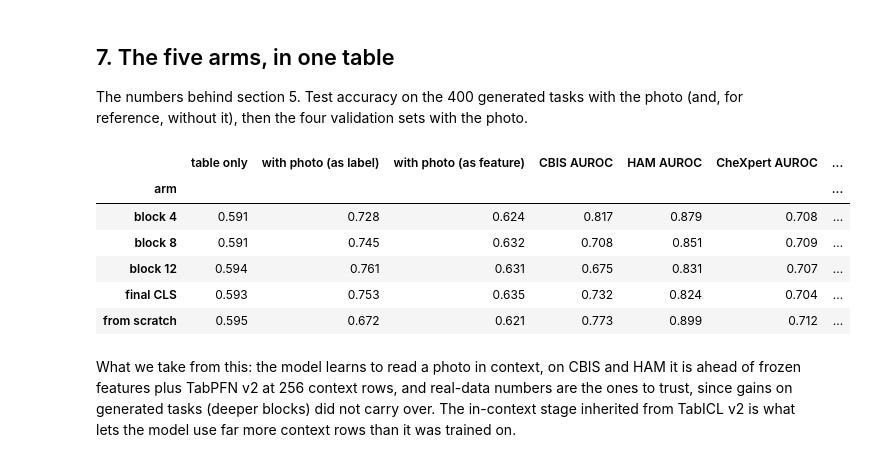
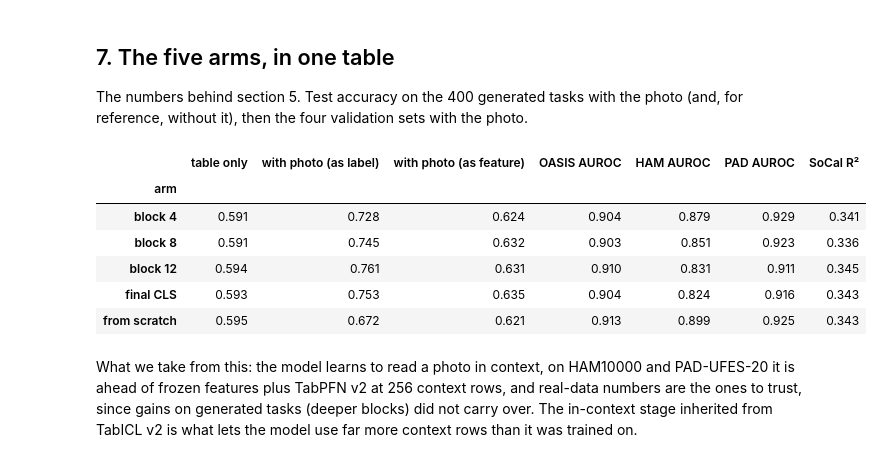
Before and after one commit to loevlie/table-image-icl, a Jupyter notebook: notebooks/results.ipynb, the cells around one changed output. Saved outputs shown, nothing was run; the diff lists cells and outputs as text; code cells hidden in the pictures.

```diff
--- a/notebooks/results.ipynb
+++ b/notebooks/results.ipynb
@@ -134,7 +134,7 @@ scratch = {"from\nscratch": "pixels"}
 KEY = "ours, table + image"
 def scores(runs):
     photo = [record(r, "evaluation.json")["by_role"]["label"]["views"]["image"]["accuracy"] for r in runs.values()]
-    real = {ds: [record(r, "multabench.json")["datasets"][ds][KEY]["mean"] for r in runs.values()] for ds in ["CBIS-DDSM", "HAM10000", "Mango Mass", "CheXpert"]}
+    real = {ds: [record(r, "multabench.json")["datasets"][ds][KEY]["mean"] for r in runs.values()] for ds in ["OASIS Alzheimer", "HAM10000", "PAD-UFES-20", "SoCal Houses"]}
     return photo, real
 with_photo, real = scores(arms)
 scratch_photo, scratch_real = scores(scratch)
@@ -145,15 +145,15 @@ fig, axes = plt.subplots(1, 3, figsize=(13.5, 3.4))
 axes[0].bar(list(arms), with_photo, color="C0"); axes[0].bar(list(scratch), scratch_photo, color="0.6")
 axes[0].axhline(table_only, color="0.3", ls="--", lw=1); axes[0].text(-0.45, table_only + 0.01, "table only", fontsize=8, ha="left", color="0.3")
 axes[0].set_ylim(0.5, max(with_photo) + 0.04); axes[0].set_ylabel("test accuracy with the photo"); axes[0].set_title("generated tasks, photo as label", fontsize=10)
-for ds, mk, c in [("CBIS-DDSM", "o", "C0"), ("HAM10000", "s", "C1")]:
+for ds, mk, c in [("HAM10000", "s", "C1"), ("PAD-UFES-20", "o", "C0")]:
     axes[1].plot(list(arms), real[ds], mk + "-", color=c, label=ds); axes[1].plot(list(scratch), scratch_real[ds], mk, color="0.5")
     axes[1].axhline(ref[ds]["TabPFN v2, table + frozen DINOv2 PCA"]["mean"], color=c, ls=":", lw=1); axes[1].axhline(ref[ds]["TabPFN v2, table only"]["mean"], color=c, ls="--", lw=0.8, alpha=0.5)
 axes[1].set_ylabel("AUROC with the photo"); axes[1].legend(frameon=False, fontsize=9); axes[1].set_title("real data", fontsize=10)
-axes[2].plot(list(arms), real["CheXpert"], "^-", color="C0", label="CheXpert (AUROC)"); axes[2].plot(list(scratch), scratch_real["CheXpert"], "^", color="0.5")
-axes[2].axhline(ref["CheXpert"]["TabPFN v2, table + frozen DINOv2 PCA"]["mean"], color="C0", ls=":", lw=1); axes[2].axhline(ref["CheXpert"]["TabPFN v2, table only"]["mean"], color="C0", ls="--", lw=0.8, alpha=0.5)
+axes[2].plot(list(arms), real["OASIS Alzheimer"], "^-", color="C0", label="OASIS (AUROC)"); axes[2].plot(list(scratch), scratch_real["OASIS Alzheimer"], "^", color="0.5")
+axes[2].axhline(ref["OASIS Alzheimer"]["TabPFN v2, table + frozen DINOv2 PCA"]["mean"], color="C0", ls=":", lw=1); axes[2].axhline(ref["OASIS Alzheimer"]["TabPFN v2, table only"]["mean"], color="C0", ls="--", lw=0.8, alpha=0.5)
 axes[2].set_ylabel("AUROC with the photo"); axes[2].legend(frameon=False, fontsize=9, loc="lower left")
-ax2 = axes[2].twinx(); ax2.plot(list(arms), real["Mango Mass"], "D-", color="C2", label="Mango Mass (R², right axis)"); ax2.plot(list(scratch), scratch_real["Mango Mass"], "D", color="0.5")
-ax2.axhline(ref["Mango Mass"]["TabPFN v2, table + frozen DINOv2 PCA"]["mean"], color="C2", ls=":", lw=1); ax2.set_ylabel("R² with the photo"); ax2.legend(frameon=False, fontsize=9, loc="center right")
-axes[2].set_title("real data: CheXpert and Mango Mass", fontsize=10)
+ax2 = axes[2].twinx(); ax2.plot(list(arms), real["SoCal Houses"], "D-", color="C2", label="SoCal Houses (R², right axis)"); ax2.plot(list(scratch), scratch_real["SoCal Houses"], "D", color="0.5")
+ax2.axhline(ref["SoCal Houses"]["TabPFN v2, table + frozen DINOv2 PCA"]["mean"], color="C2", ls=":", lw=1); ax2.set_ylabel("R² with the photo"); ax2.legend(frameon=False, fontsize=9, loc="center right")
+axes[2].set_title("real data: OASIS and SoCal Houses", fontsize=10)
 fig.tight_layout(); fig.savefig(f"{OUT}/depth.png", dpi=160, bbox_inches="tight")
 # %% [output]
@@ -168,7 +168,7 @@ SIZES = [256, 512, 1024, 4096, 10000]
 def sweep(run, ds, key=KEY):
     points = {}
     for n in SIZES:
-        path = f"results/{run}/multabench{'' if n == 256 else f'-context{n}'}.json"
+        path = f"results/{run}/multabench-development{'' if n == 256 else f'-context{n}'}.json"
         if os.path.exists(path):
             d = json.load(open(path))["datasets"][ds]; points[d["context_rows"]] = d[key]["mean"]
     return sorted(points.items())
@@ -195,17 +195,17 @@ The numbers behind section 5. Test accuracy on the 400 generated tasks with the
 # %%
 rows = []
 for name, r in (arms | scratch).items():
     e = record(r, "evaluation.json")["by_role"]; m = record(r, "multabench.json")["datasets"]
     rows.append([name.replace("\n", " "), round(e["label"]["views"]["no image"]["accuracy"], 3), round(e["label"]["views"]["image"]["accuracy"], 3),
-                 round(e["feature"]["views"]["image"]["accuracy"], 3)] + [round(m[ds][KEY]["mean"], 3) for ds in ["CBIS-DDSM", "HAM10000", "CheXpert", "Mango Mass"]])
-pd.DataFrame(rows, columns=["arm", "table only", "with photo (as label)", "with photo (as feature)", "CBIS AUROC", "HAM AUROC", "CheXpert AUROC", "Mango R²"]).set_index("arm")
+                 round(e["feature"]["views"]["image"]["accuracy"], 3)] + [round(m[ds][KEY]["mean"], 3) for ds in ["OASIS Alzheimer", "HAM10000", "PAD-UFES-20", "SoCal Houses"]])
+pd.DataFrame(rows, columns=["arm", "table only", "with photo (as label)", "with photo (as feature)", "OASIS AUROC", "HAM AUROC", "PAD AUROC", "SoCal R²"]).set_index("arm")
 # %% [output]
-|  | table only | with photo (as label) | with photo (as feature) | CBIS AUROC | HAM AUROC | CheXpert AUROC | ... |
-| arm |  |  |  |  |  |  | ... |
-| block 4 | 0.591 | 0.728 | 0.624 | 0.817 | 0.879 | 0.708 | ... |
-| block 8 | 0.591 | 0.745 | 0.632 | 0.708 | 0.851 | 0.709 | ... |
-| block 12 | 0.594 | 0.761 | 0.631 | 0.675 | 0.831 | 0.707 | ... |
-| final CLS | 0.593 | 0.753 | 0.635 | 0.732 | 0.824 | 0.704 | ... |
-| from scratch | 0.595 | 0.672 | 0.621 | 0.773 | 0.899 | 0.712 | ... |
+|  | table only | with photo (as label) | with photo (as feature) | OASIS AUROC | HAM AUROC | PAD AUROC | SoCal R² |
+| arm |  |  |  |  |  |  |  |
+| block 4 | 0.591 | 0.728 | 0.624 | 0.904 | 0.879 | 0.929 | 0.341 |
+| block 8 | 0.591 | 0.745 | 0.632 | 0.903 | 0.851 | 0.923 | 0.336 |
+| block 12 | 0.594 | 0.761 | 0.631 | 0.910 | 0.831 | 0.911 | 0.345 |
+| final CLS | 0.593 | 0.753 | 0.635 | 0.904 | 0.824 | 0.916 | 0.343 |
+| from scratch | 0.595 | 0.672 | 0.621 | 0.913 | 0.899 | 0.925 | 0.343 |
 # %% [markdown]
-What we take from this: the model learns to read a photo in context, on CBIS and HAM it is ahead of frozen features plus TabPFN v2 at 256 context rows, and real-data numbers are the ones to trust, since gains on generated tasks (deeper blocks) did not carry over. The in-context stage inherited from TabICL v2 is what lets the model use far more context rows than it was trained on.
+What we take from this: the model learns to read a photo in context, on HAM10000 and PAD-UFES-20 it is ahead of frozen features plus TabPFN v2 at 256 context rows, and real-data numbers are the ones to trust, since gains on generated tasks (deeper blocks) did not carry over. The in-context stage inherited from TabICL v2 is what lets the model use far more context rows than it was trained on.
```
Also changed, not shown: parts of 6 cells of this notebook, 22 other files.
